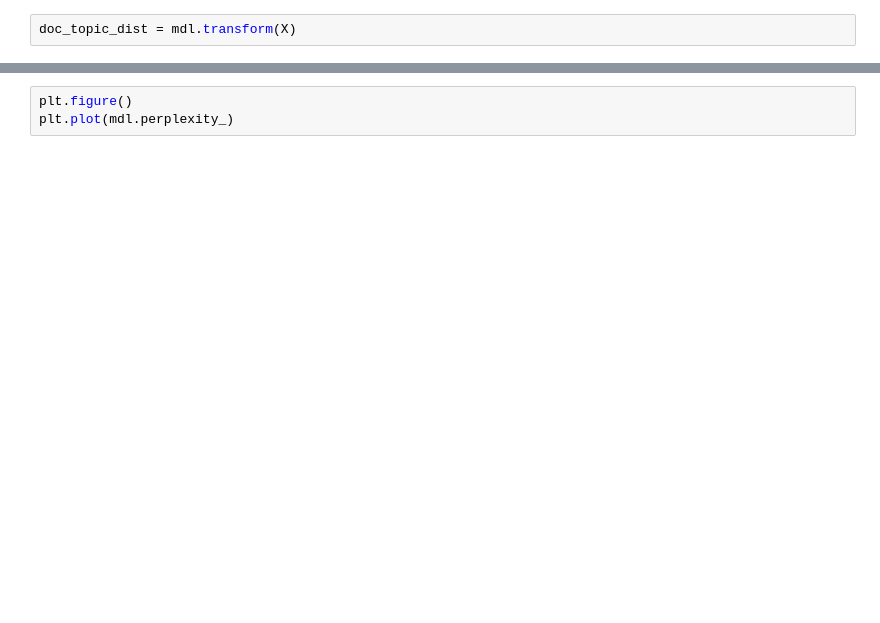
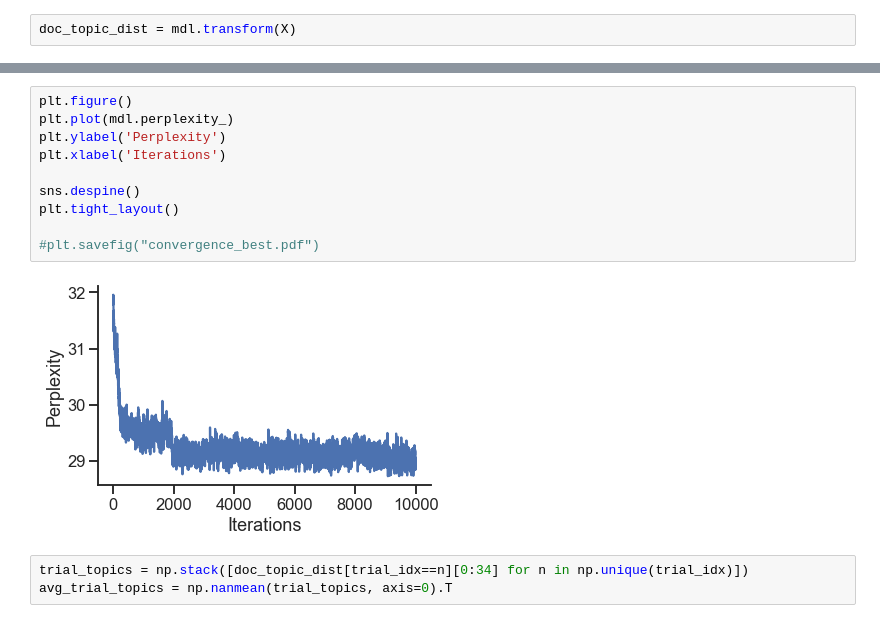
Before and after one commit to james-priestley/neural_slda, a Jupyter notebook: notebooks/tomotopy_llda_wrapper.ipynb, the cells around one changed output, grey strips where cells are left out. Saved outputs shown, nothing was run; the diff lists cells and outputs as text; blank space fills up the shorter version.

```diff
--- a/notebooks/tomotopy_llda_wrapper.ipynb
+++ b/notebooks/tomotopy_llda_wrapper.ipynb
@@ -28,3 +71,15 @@ sns.heatmap(mdl.components_)
 # %%
 plt.figure()
 plt.plot(mdl.perplexity_)
+plt.ylabel('Perplexity')
+plt.xlabel('Iterations')
+
+sns.despine()
+plt.tight_layout()
+
+#plt.savefig("convergence_best.pdf")
+# %% [output]
+[figure, added]
+# %%
+trial_topics = np.stack([doc_topic_dist[trial_idx==n][0:34] for n in np.unique(trial_idx)])
+avg_trial_topics = np.nanmean(trial_topics, axis=0).T
```
Also changed, not shown: parts of 24 cells of this notebook, 13 other files.
